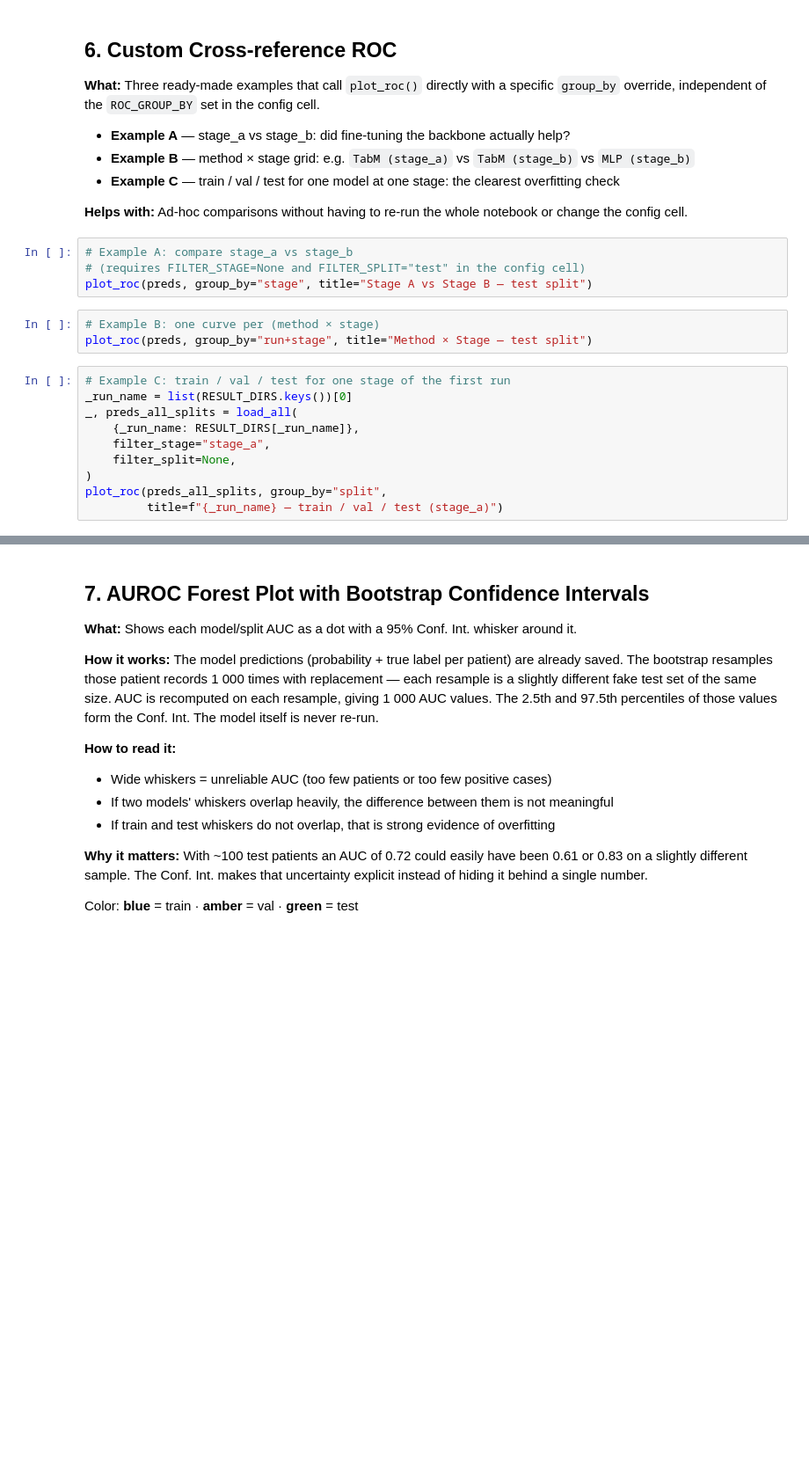
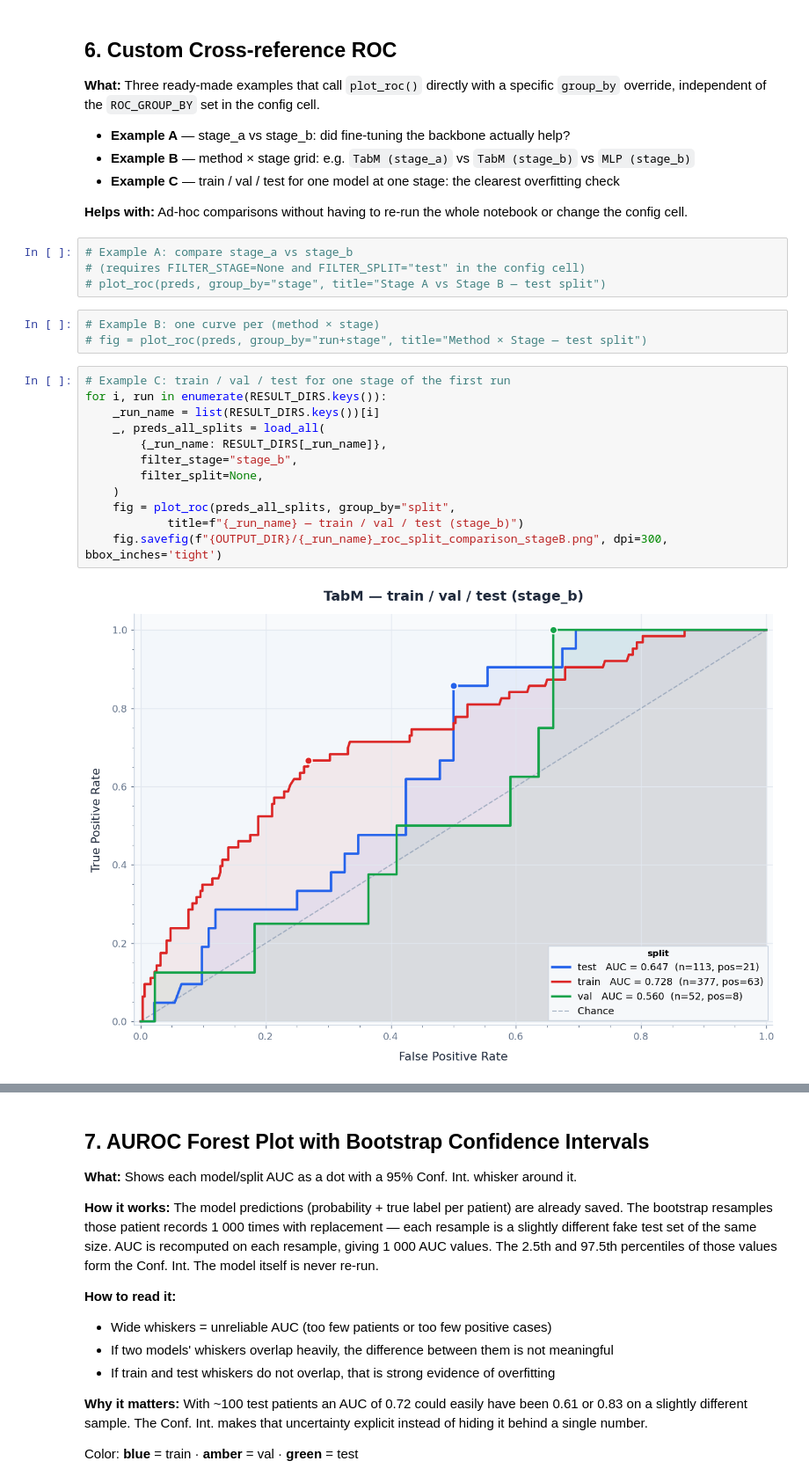
Before and after one commit to MIAGroupUT/TabPredict, a Jupyter notebook: eval/compare_results.ipynb, the cells around one changed output, grey strips where cells are left out. Shown at 88% size. Cells and saved outputs as stored; diff of their text form; blank space fills up the shorter version.

```diff
--- a/eval/compare_results.ipynb
+++ b/eval/compare_results.ipynb
@@ -575,17 +598,21 @@ plot_bars(df)
 # %%
 # Example A: compare stage_a vs stage_b
 # (requires FILTER_STAGE=None and FILTER_SPLIT="test" in the config cell)
-plot_roc(preds, group_by="stage", title="Stage A vs Stage B — test split")
+# plot_roc(preds, group_by="stage", title="Stage A vs Stage B — test split")
 # %%
 # Example B: one curve per (method × stage)
-plot_roc(preds, group_by="run+stage", title="Method × Stage — test split")
+# fig = plot_roc(preds, group_by="run+stage", title="Method × Stage — test split")
 # %%
 # Example C: train / val / test for one stage of the first run
-_run_name = list(RESULT_DIRS.keys())[0]
-_, preds_all_splits = load_all(
-    {_run_name: RESULT_DIRS[_run_name]},
-    filter_stage="stage_a",
-    filter_split=None,
-)
-plot_roc(preds_all_splits, group_by="split",
-         title=f"{_run_name} — train / val / test (stage_a)")
+for i, run in enumerate(RESULT_DIRS.keys()):
+    _run_name = list(RESULT_DIRS.keys())[i]
+    _, preds_all_splits = load_all(
+        {_run_name: RESULT_DIRS[_run_name]},
+        filter_stage="stage_b",
+        filter_split=None,
+    )
+    fig = plot_roc(preds_all_splits, group_by="split",
+            title=f"{_run_name} — train / val / test (stage_b)")
+    fig.savefig(f"{OUTPUT_DIR}/{_run_name}_roc_split_comparison_stageB.png", dpi=300, bbox_inches='tight')
+# %% [output]
+[figure, added]
```
Also changed, not shown: parts of 11 cells of this notebook, 13 other files.
